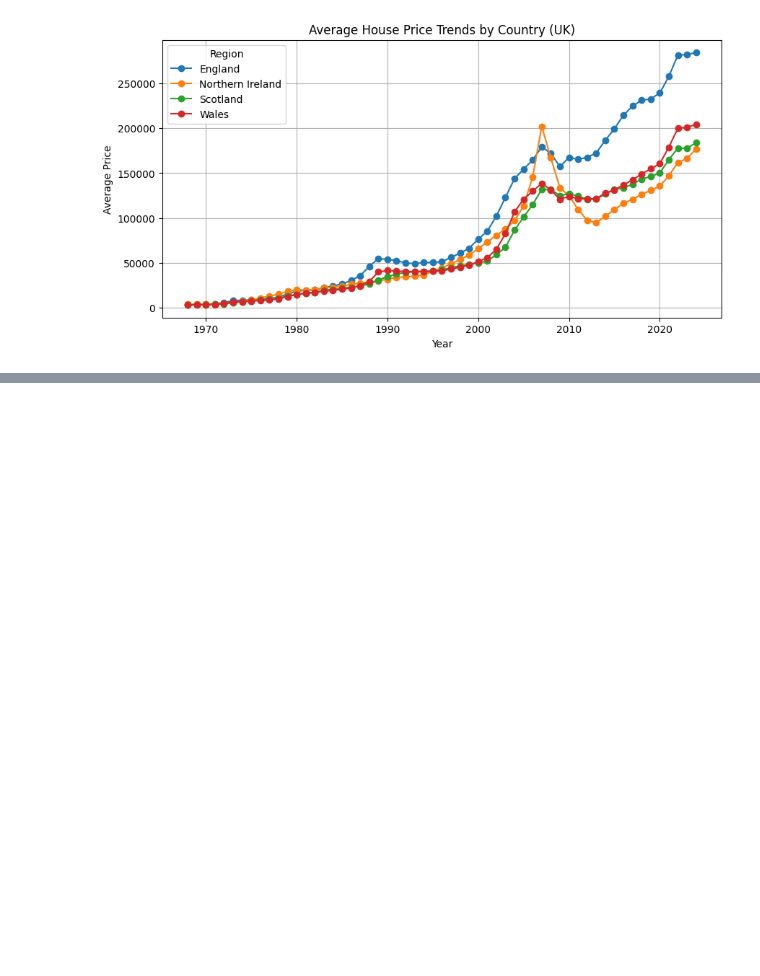
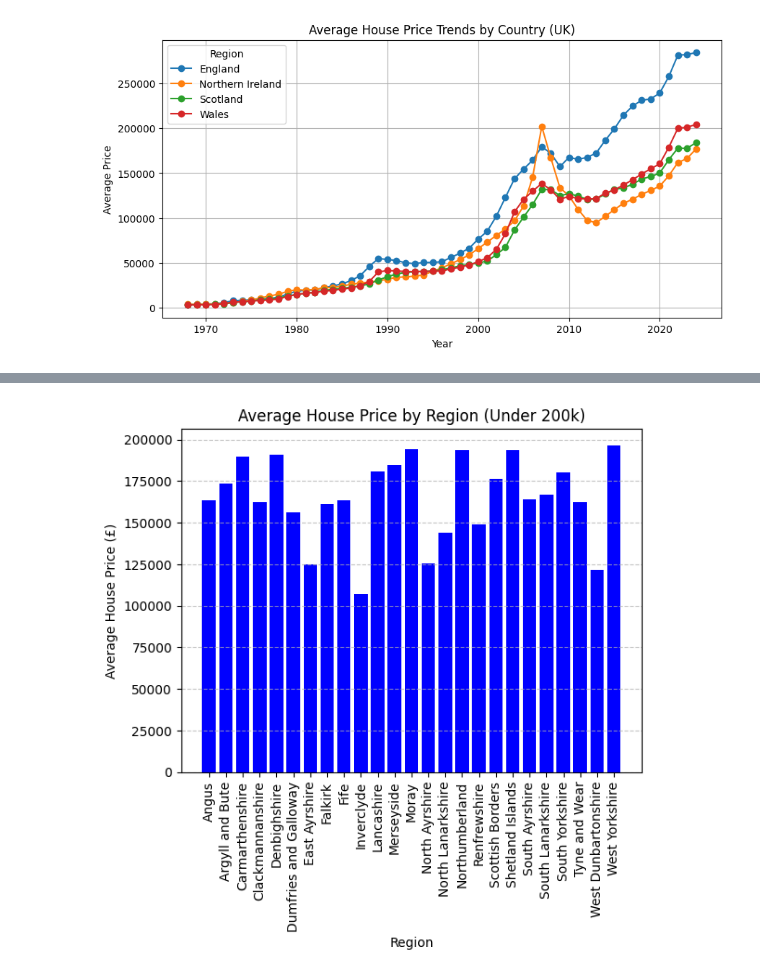
Before and after one commit to sjmabs/EDA, a Jupyter notebook: notebooks/eda.ipynb, the cells around one changed output, grey strips where cells are left out. Saved outputs shown, nothing was run; the diff lists cells and outputs as text; code cells hidden in the pictures; blank space fills up the shorter version.

Commit message:
Added a new csv file for counties to easily filter county specific data. Some mismatch to investigate but created a bar chart of counties under 200k average in 2024.

```diff
--- a/notebooks/eda.ipynb
+++ b/notebooks/eda.ipynb
@@ -3,7 +3,7 @@ Data cleaning and Preprocessing
 # %%
 # load the dataset
 import pandas as pd
-df = pd.read_csv("./data/UK-HPI-full-file-2024-RAW.csv")
+df = pd.read_csv("../data/UK-HPI-full-file-2024-RAW.csv")
 # %%
 # convert date column to datatime
 df["Date"] = pd.to_datetime(df["Date"])
@@ -149,3 +169,17 @@ plt.grid(True)
 plt.show()
 # %% [output]
 [figure]
+# %%
+# average house price per county for year 2024 - bar chart
+counties = pd.read_csv("../data/counties.csv")
+counties = counties["County"].unique()
+counties = sorted(counties)
+counties.append("London")
+# %%
+yearly_avg_price_region_2024 = df.groupby(["Year", "RegionName"])["AveragePrice"].mean().reset_index()
+yearly_avg_price_region_2024 = yearly_avg_price_region_2024[yearly_avg_price_region_2024["Year"] == 2024]
+yearly_avg_price_region_2024 = yearly_avg_price_region_2024[yearly_avg_price_region_2024["RegionName"].isin(counties)]
+# # areas under 200k
+yearly_avg_price_region_2024 = yearly_avg_price_region_2024[yearly_avg_price_region_2024["AveragePrice"] < 200000]
+
+yearly_avg_price_region_2024
@@ -151,0 +204,11 @@ plt.show()
+# %%
+# create bar
+plt.bar(yearly_avg_price_region_2024["RegionName"], yearly_avg_price_region_2024["AveragePrice"], color="b")
+plt.xlabel('Region')
+plt.ylabel('Average House Price (£)')
+plt.title('Average House Price by Region (Under 200k)')
+plt.xticks(rotation=90)  # Rotate labels vertically
+plt.grid(axis='y', linestyle='--', alpha=0.7)
+plt.show()
+# %% [output]
+[figure, added]
```
Also changed, not shown: parts of 3 cells of this notebook, 1 other file.
